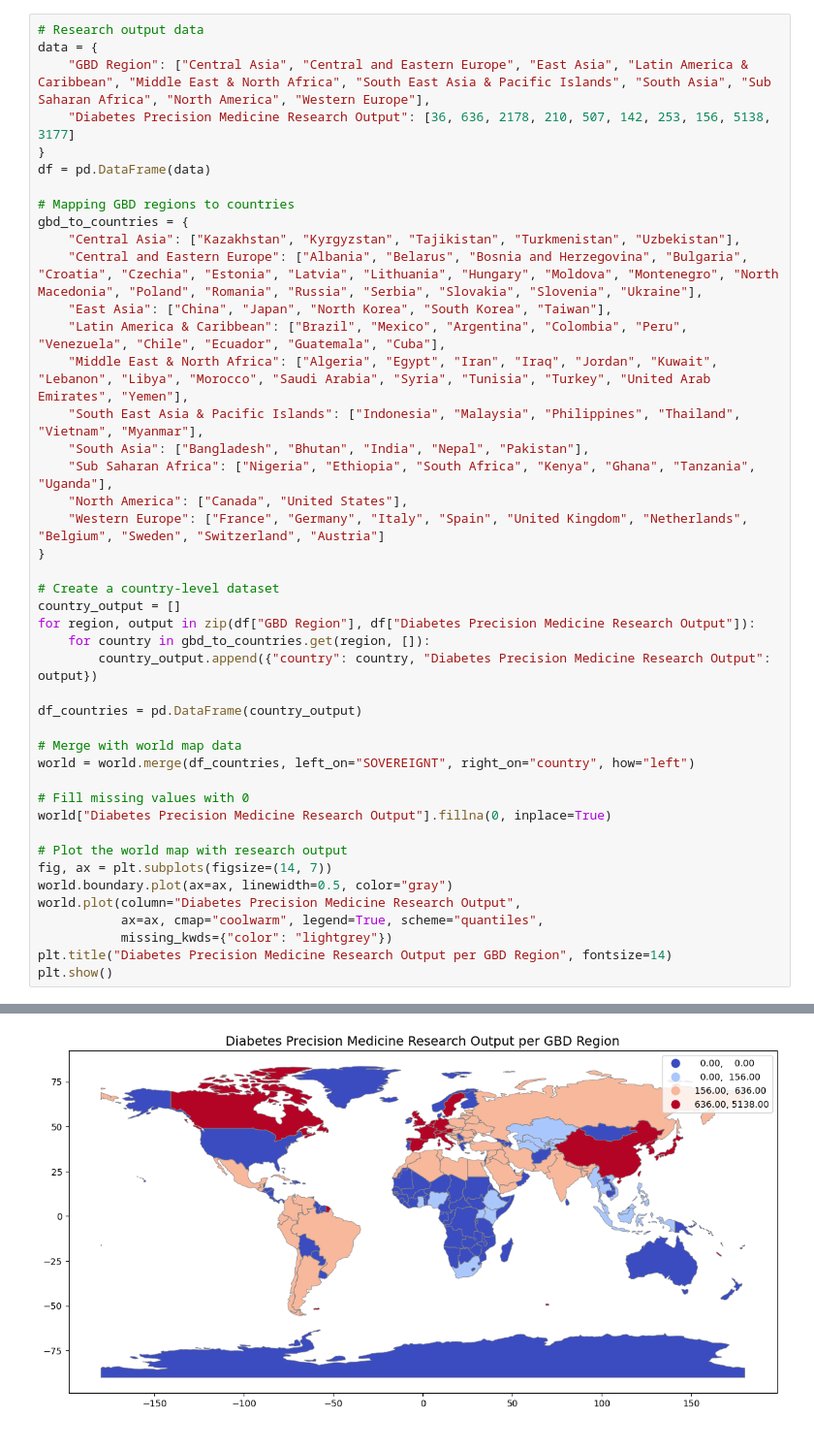
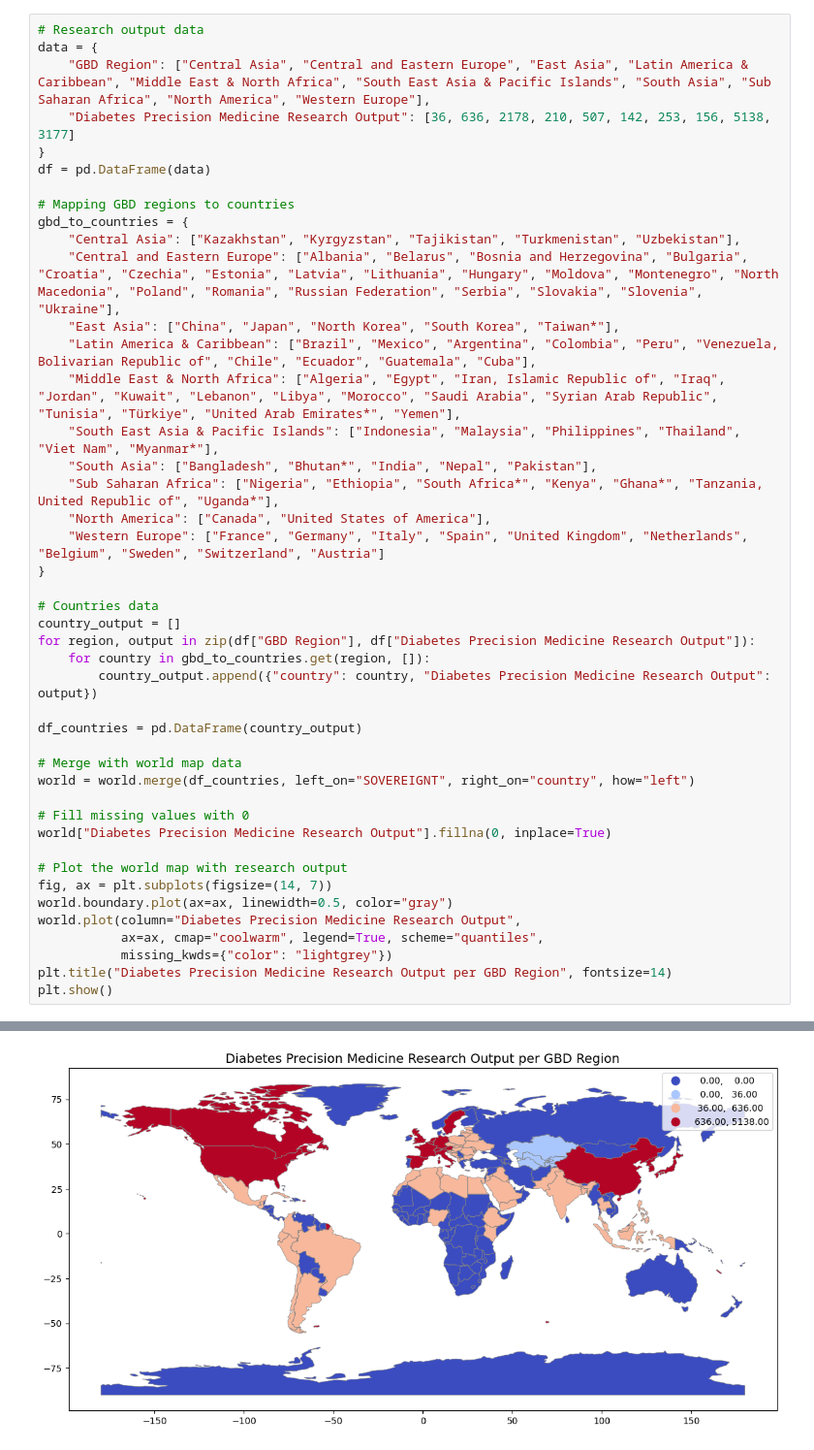
Before and after one commit to chroniq-lab/equity_precision_llm, a Jupyter notebook: preprocessing/creating world map of research output.ipynb, the cells around one changed output, grey strips where cells are left out. Shown: that part at 97% size. Cells and saved outputs as stored; diff of their text form.

```diff
--- a/preprocessing/creating world map of research output.ipynb
+++ b/preprocessing/creating world map of research output.ipynb
@@ -31,44 +31,44 @@ df = pd.DataFrame(data)
 # Mapping GBD regions to countries
 gbd_to_countries = {
     "Central Asia": ["Kazakhstan", "Kyrgyzstan", "Tajikistan", "Turkmenistan", "Uzbekistan"],
-    "Central and Eastern Europe": ["Albania", "Belarus", "Bosnia and Herzegovina", "Bulgaria", "Croatia", "Czechia", "Estonia", "Latvia", "Lithuania", "Hungary", "Moldova", "Montenegro", "North Macedonia", "Poland", "Romania", "Russia", "Serbia", "Slovakia", "Slovenia", "Ukraine"],
-    "East Asia": ["China", "Japan", "North Korea", "South Korea", "Taiwan"],
-    "Latin America & Caribbean": ["Brazil", "Mexico", "Argentina", "Colombia", "Peru", "Venezuela", "Chile", "Ecuador", "Guatemala", "Cuba"],
-    "Middle East & North Africa": ["Algeria", "Egypt", "Iran", "Iraq", "Jordan", "Kuwait", "Lebanon", "Libya", "Morocco", "Saudi Arabia", "Syria", "Tunisia", "Turkey", "United Arab Emirates", "Yemen"],
-    "South East Asia & Pacific Islands": ["Indonesia", "Malaysia", "Philippines", "Thailand", "Vietnam", "Myanmar"],
-    "South Asia": ["Bangladesh", "Bhutan", "India", "Nepal", "Pakistan"],
-    "Sub Saharan Africa": ["Nigeria", "Ethiopia", "South Africa", "Kenya", "Ghana", "Tanzania", "Uganda"],
-    "North America": ["Canada", "United States"],
+    "Central and Eastern Europe": ["Albania", "Belarus", "Bosnia and Herzegovina", "Bulgaria", "Croatia", "Czechia", "Estonia", "Latvia", "Lithuania", "Hungary", "Moldova", "Montenegro", "North Macedonia", "Poland", "Romania", "Russian Federation", "Serbia", "Slovakia", "Slovenia", "Ukraine"],
+    "East Asia": ["China", "Japan", "North Korea", "South Korea", "Taiwan*"],
+    "Latin America & Caribbean": ["Brazil", "Mexico", "Argentina", "Colombia", "Peru", "Venezuela, Bolivarian Republic of", "Chile", "Ecuador", "Guatemala", "Cuba"],
+    "Middle East & North Africa": ["Algeria", "Egypt", "Iran, Islamic Republic of", "Iraq", "Jordan", "Kuwait", "Lebanon", "Libya", "Morocco", "Saudi Arabia", "Syrian Arab Republic", "Tunisia", "Türkiye", "United Arab Emirates*", "Yemen"],
+    "South East Asia & Pacific Islands": ["Indonesia", "Malaysia", "Philippines", "Thailand", "Viet Nam", "Myanmar*"],
+    "South Asia": ["Bangladesh", "Bhutan*", "India", "Nepal", "Pakistan"],
+    "Sub Saharan Africa": ["Nigeria", "Ethiopia", "South Africa*", "Kenya", "Ghana*", "Tanzania, United Republic of", "Uganda*"],
+    "North America": ["Canada", "United States of America"],
     "Western Europe": ["France", "Germany", "Italy", "Spain", "United Kingdom", "Netherlands", "Belgium", "Sweden", "Switzerland", "Austria"]
 }
 
-# Create a country-level dataset
+# Countries data
 country_output = []
 for region, output in zip(df["GBD Region"], df["Diabetes Precision Medicine Research Output"]):
     for country in gbd_to_countries.get(region, []):
         country_output.append({"country": country, "Diabetes Precision Medicine Research Output": output})
 
 df_countries = pd.DataFrame(country_output)
 
 # Merge with world map data
 world = world.merge(df_countries, left_on="SOVEREIGNT", right_on="country", how="left")
 
 # Fill missing values with 0
 world["Diabetes Precision Medicine Research Output"].fillna(0, inplace=True)
 
 # Plot the world map with research output
 fig, ax = plt.subplots(figsize=(14, 7))
 world.boundary.plot(ax=ax, linewidth=0.5, color="gray")
 world.plot(column="Diabetes Precision Medicine Research Output",
            ax=ax, cmap="coolwarm", legend=True, scheme="quantiles",
            missing_kwds={"color": "lightgrey"})
 plt.title("Diabetes Precision Medicine Research Output per GBD Region", fontsize=14)
 plt.show()
 # %% [output]
 The behavior will change in pandas 3.0. This inplace method will never work because the intermediate object on which we are setting values always behaves as a copy.
 
 For example, when doing 'df[col].method(value, inplace=True)', try using 'df.method({col: value}, inplace=True)' or df[col] = df[col].method(value) instead, to perform the operation inplace on the ori ...
 
 
   world["Diabetes Precision Medicine Research Output"].fillna(0, inplace=True)
-[figure, old version]
+[figure, new version]
```
Also changed, not shown: parts of 1 cell of this notebook.
